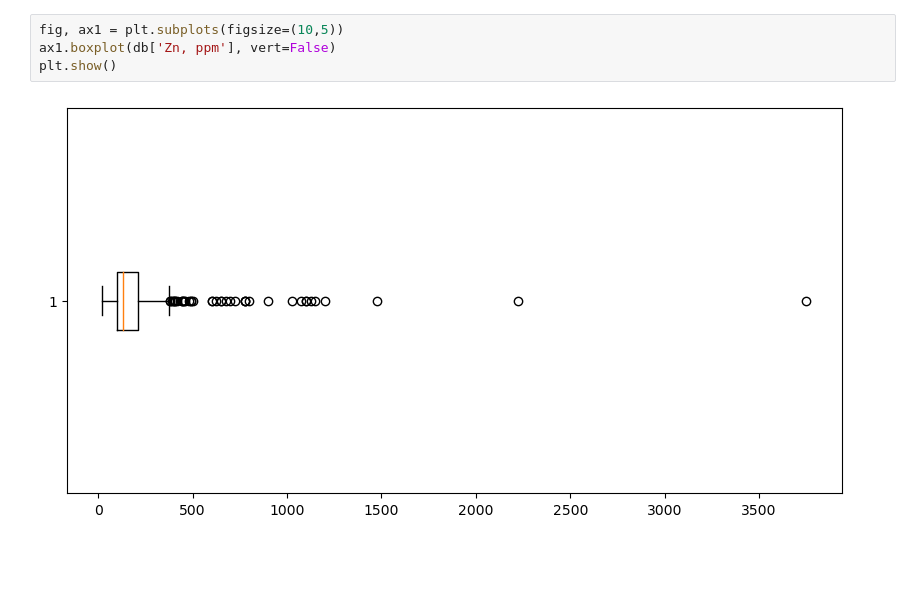
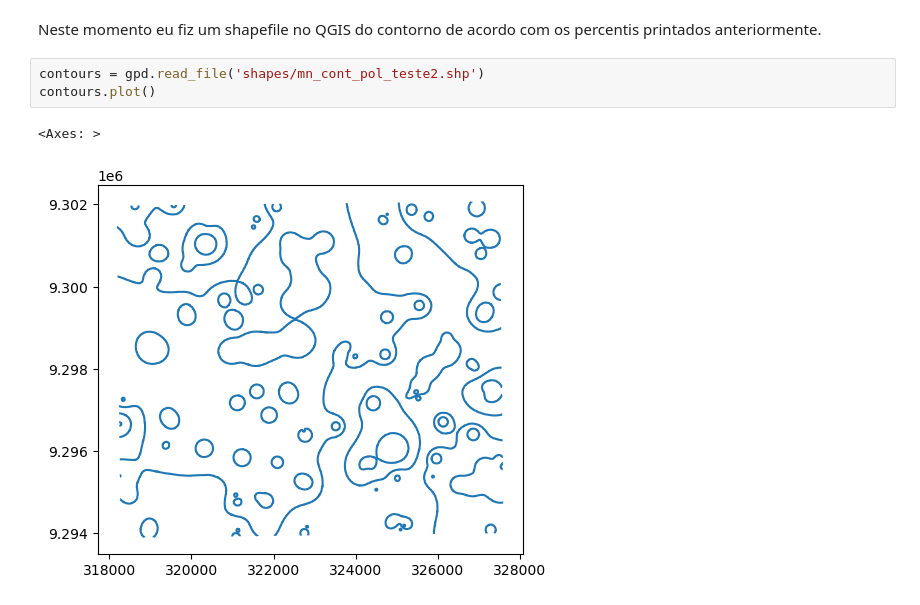
Before and after one commit to gmmacedo/Geodatascience, a Jupyter notebook: Analise de dados geoquimicos - Zn.ipynb, the cells around one changed output. Cells and saved outputs as stored; diff of their text form; blank space fills up the shorter version.

```diff
--- a/Analise de dados geoquimicos - Zn.ipynb
+++ b/Analise de dados geoquimicos - Zn.ipynb
@@ -86,6 +133,8 @@ plt.show()
+# %% [markdown]
+Neste momento eu fiz um shapefile no QGIS do contorno de acordo com os percentis printados anteriormente.
 # %%
-fig, ax1 = plt.subplots(figsize=(10,5))
-ax1.boxplot(db['Zn, ppm'], vert=False)
-plt.show()
+contours = gpd.read_file('shapes/mn_cont_pol_teste2.shp')
+contours.plot()
 # %% [output]
+<Axes: >
-[figure, old version]
+[figure, new version]
```
Also changed, not shown: parts of 19 cells of this notebook.
